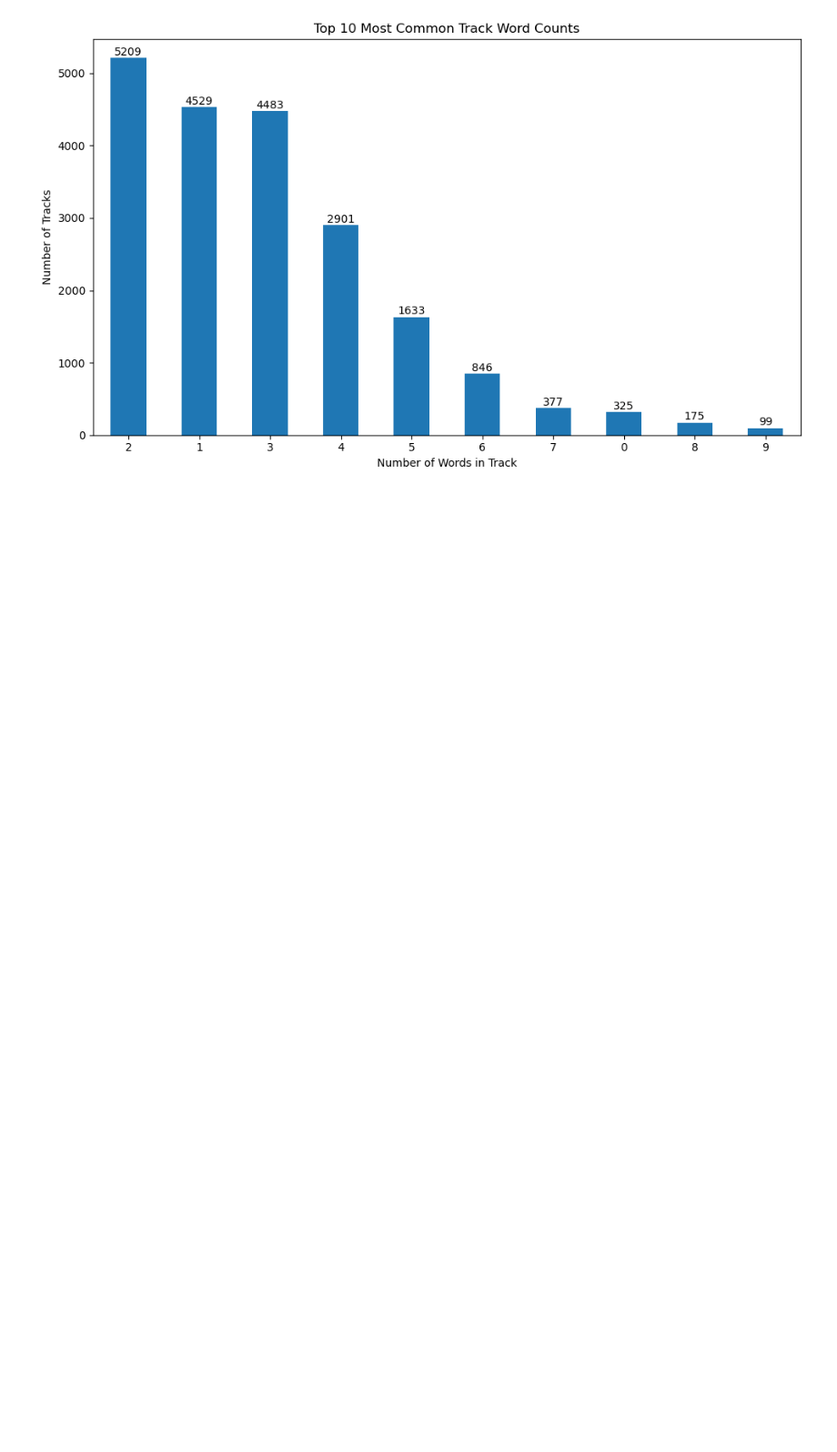
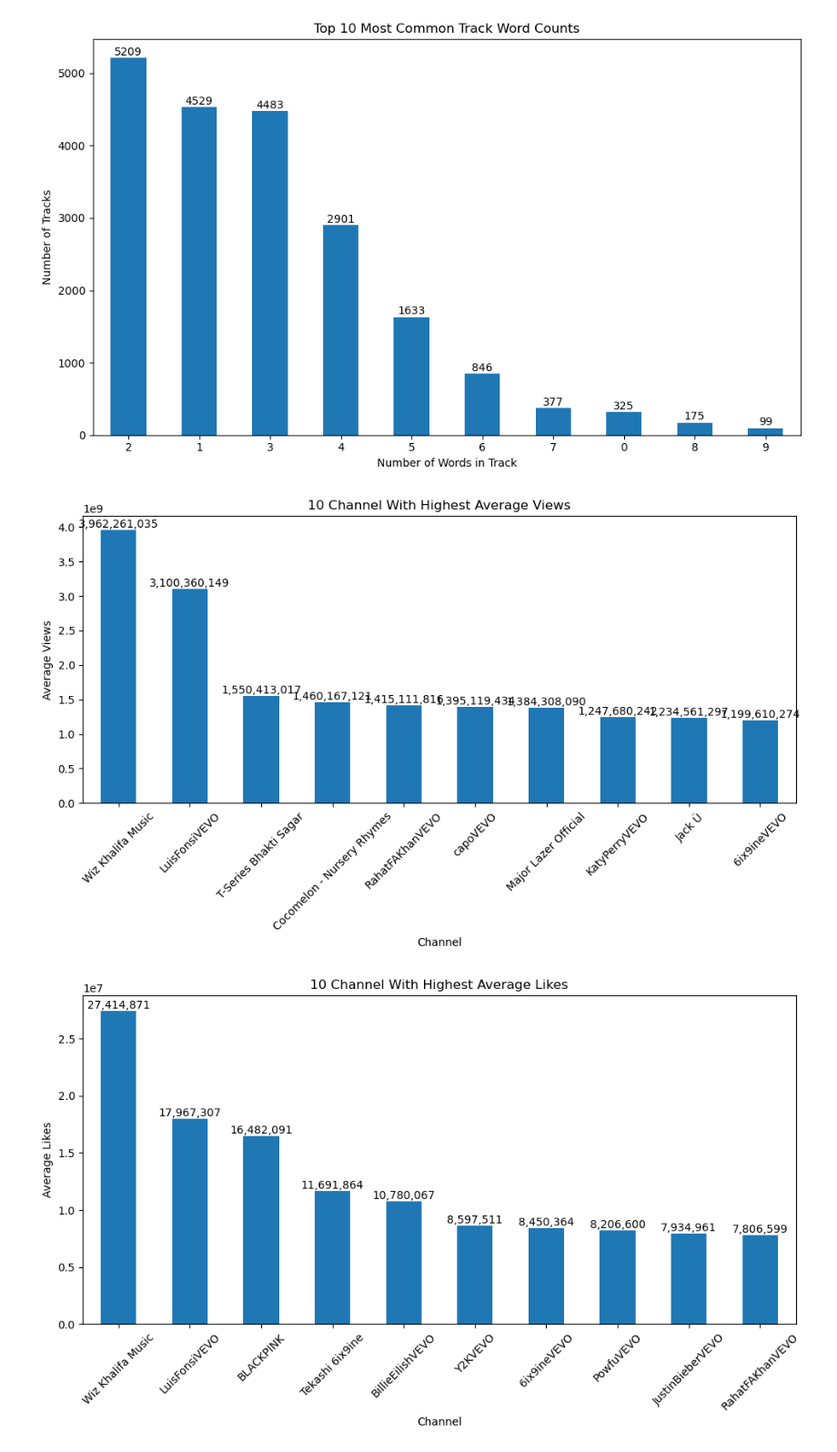
Before and after one commit to FlazeFy2/DS_Spotify-YouTube-Data, a Jupyter notebook: exploratory data analysis-bar.ipynb, the cells around one changed output. Shown at 91% size. Drawn from its saved outputs; the diff is of its cells as text; code cells hidden in the pictures; blank space fills up the shorter version.

Commit message:
[DS] Exploratory Data Analysis (EDA) - Bar Chart 10 Channel & Album With Highest Average Views, Likes, Comments

```diff
--- a/exploratory data analysis-bar.ipynb
+++ b/exploratory data analysis-bar.ipynb
@@ -271,3 +271,39 @@ plt.tight_layout()
 plt.show()
 # %% [output]
 [figure]
+# %%
+import pandas as pd
+import matplotlib.pyplot as plt
+import numpy as np
+import warnings
+warnings.simplefilter("ignore", UserWarning)
+
+# Exploratory Data Analysis (EDA) - Bar Chart 10 Channel & Album With Highest Average Views, Likes, Comments
+
+df = pd.read_csv("Spotify Youtube Dataset.csv")
+
+list_group = ['Channel', 'Album']
+list_metric = ['Views', 'Likes', 'Comments']
+
+for group in list_group:
+    for metric in list_metric:
+        # Dataset
+        top_avg = (
+            df.groupby(group)[metric].mean().sort_values(ascending=False).head(10)
+        )
+
+        # Bar Chart
+        plt.figure(figsize=(10, 6))
+        ax = top_avg.plot(kind='bar')
+        # Add label
+        for i, value in enumerate(top_avg):
+            plt.text(i, value, f"{int(value):,}", ha='center', va='bottom')
+        plt.title(f"10 {group} With Highest Average {metric}")
+        plt.xlabel(group)
+        plt.ylabel(f"Average {metric}")
+        plt.xticks(rotation=45)
+        plt.tight_layout()
+        plt.show()
+# %% [output]
+[figure, added]
+[figure, added]
```
Also changed, not shown: parts of 1 cell of this notebook.
